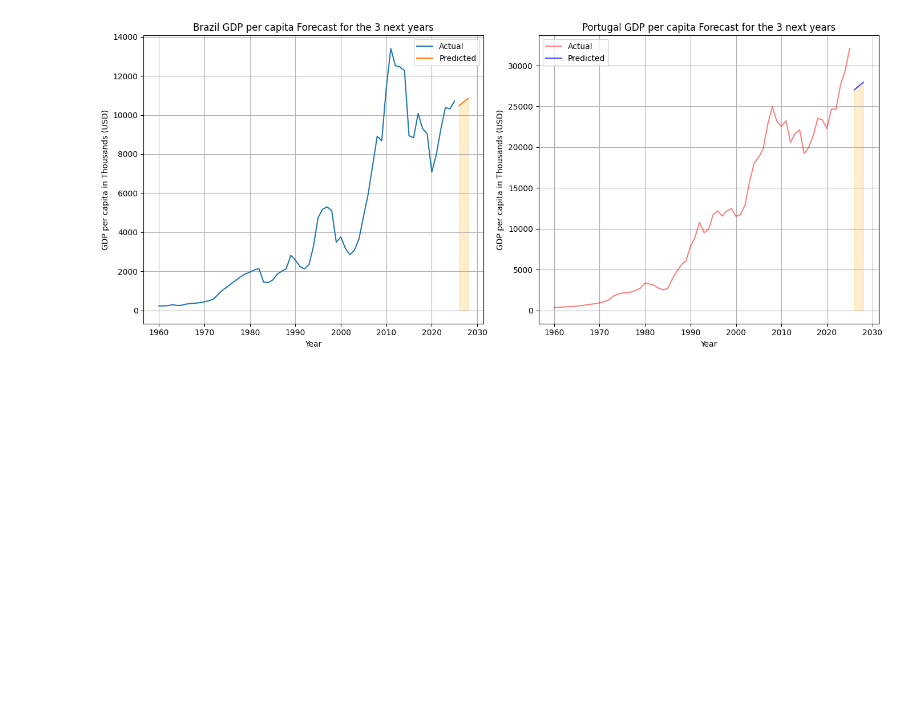
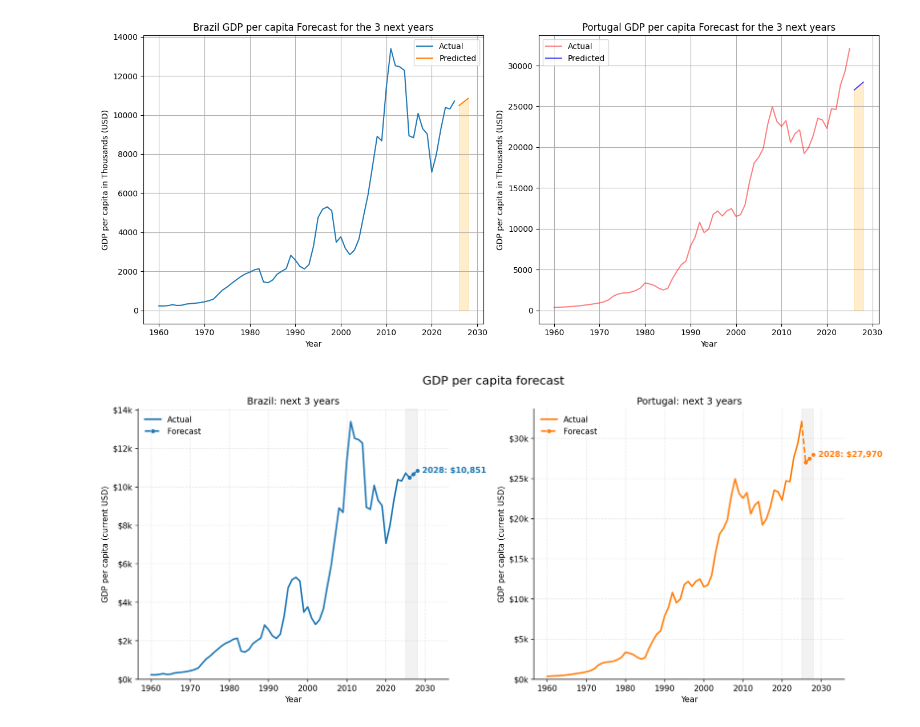
Before and after one commit to oliveirasamuel5959/machine-learning-from-scratch, a Jupyter notebook: src/mlscratch/notebooks/03_linear_regression_timeseries_forecast.ipynb, the cells around one changed output. Saved outputs shown, nothing was run; the diff lists cells and outputs as text; code cells hidden in the pictures; blank space fills up the shorter version.

```diff
--- a/src/mlscratch/notebooks/03_linear_regression_timeseries_forecast.ipynb
+++ b/src/mlscratch/notebooks/03_linear_regression_timeseries_forecast.ipynb
@@ -157,3 +210,77 @@ plt.tight_layout()
 plt.show()
 # %% [output]
 [figure]
+# %%
+import numpy as np
+import matplotlib.pyplot as plt
+from matplotlib.ticker import FuncFormatter
+
+usd_k = FuncFormatter(lambda v, _: f"${v/1000:,.0f}k")
+
+
+def plot_forecast(ax, df, future_years, future_pred, name, color, resid_std=None):
+    future_years = np.ravel(future_years)
+    future_pred = np.ravel(future_pred)
+    last_year = df["year"].iloc[-1]
+    last_val = df["gdp_per_capita"].iloc[-1]
+
+    # Actual series
+    ax.plot(df["year"], df["gdp_per_capita"], color=color, linewidth=2, label="Actual")
+
+    # Forecast, connected to the last actual point so there's no gap
+    x_fc = np.concatenate([[last_year], future_years])
+    y_fc = np.concatenate([[last_val], future_pred])
+    ax.plot(
+        x_fc, y_fc, color=color, linestyle="--", linewidth=2,
+        marker="o", markersize=4, markevery=slice(1, None), label="Forecast",
+    )
+
+    # Approximate 95% band from in-sample residuals (optional)
+    if resid_std is not None:
+        ax.fill_between(
+            future_years,
+            future_pred - 1.96 * resid_std,
+            future_pred + 1.96 * resid_std,
+            color=color, alpha=0.2, label="~95% interval",
+        )
+
+    # Shade the forecast horizon instead of filling down to zero
+    ax.axvspan(last_year, future_years[-1], color="gray", alpha=0.1, zorder=0)
+
+    # Label the last forecast value
+    ax.annotate(
+        f"{future_years[-1]}: ${future_pred[-1]:,.0f}",
+        xy=(future_years[-1], future_pred[-1]),
+        xytext=(6, 0), textcoords="offset points",
+        va="center", fontsize=10, fontweight="bold", color=color,
+    )
+
+    ax.yaxis.set_major_formatter(usd_k)
+    ax.set_xlabel("Year")
+    ax.set_ylabel("GDP per capita (current USD)")
+    ax.set_title(f"{name}: next {len(future_years)} years")
+    ax.set_ylim(bottom=0)
+    ax.set_xlim(right=future_years[-1] + 8)  # room for the label
+    ax.grid(True, alpha=0.3, linestyle="--")
+    ax.spines[["top", "right"]].set_visible(False)
+    ax.legend(frameon=False, loc="upper left")
+
+
+fig, axes = plt.subplots(nrows=1, ncols=2, figsize=(14, 6), dpi=150)
+
+# resid_std = np.std(y_true - model.predict(X))  # per country, if you want the band
+plot_forecast(axes[0], df_brazil, future_years, future_predictions_brazil,
+              "Brazil", color="#1f77b4", resid_std=None)
+plot_forecast(axes[1], df_portugal, future_years, future_predictions_portugal,
+              "Portugal", color="#ff7f0e", resid_std=None)
+
+fig.suptitle("GDP per capita forecast", fontsize=15)
+fig.tight_layout()
+
+
+save_path = ROOT / "outputs_results/03_linear_regression_timeseries_forecast/gdp_forecast.png"
+save_path.parent.mkdir(parents=True, exist_ok=True)
+fig.savefig(save_path, bbox_inches="tight", facecolor="white")  # after tight_layout
+plt.show()
+# %% [output]
+[figure, added]
```
Also changed, not shown: parts of 3 cells of this notebook, 3 other files.
